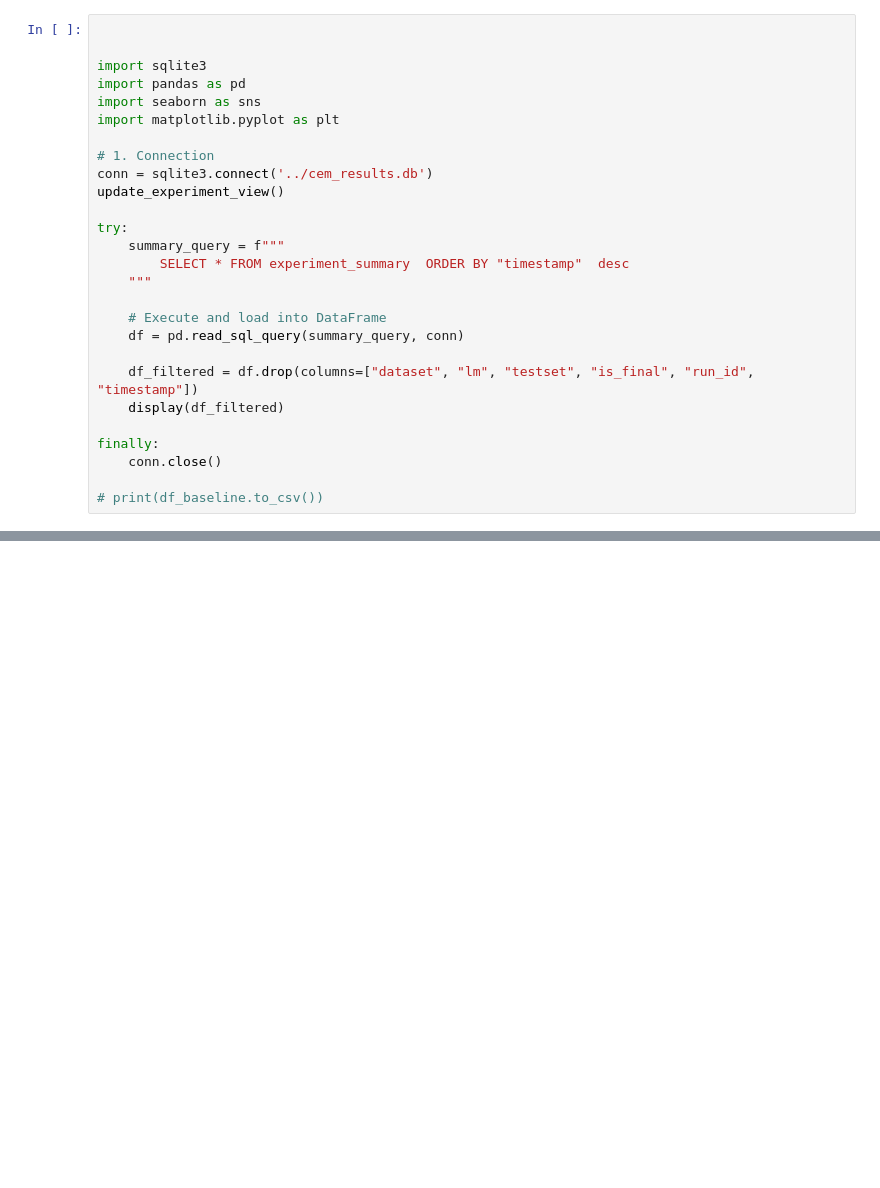
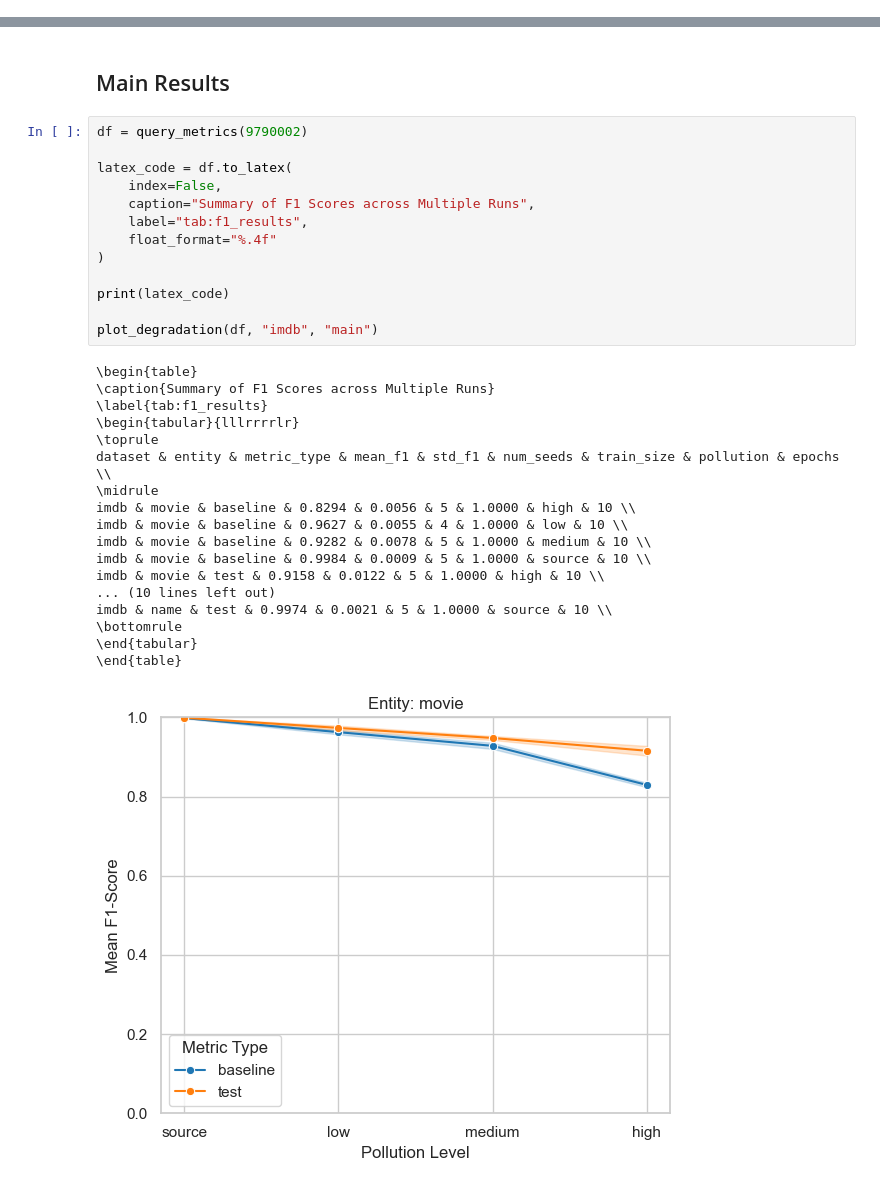
Before and after one commit to oskar-ong/deepcem, a Jupyter notebook: notebooks/results_analysis.ipynb, the cells around one changed output, grey strips where cells are left out. Cells and saved outputs as stored; diff of their text form; blank space fills up the shorter version.

Commit message:
music results

```diff
--- a/notebooks/results_analysis.ipynb
+++ b/notebooks/results_analysis.ipynb
@@ -331,27 +14,0 @@ View 'experiment_summary' has been updated successfully.
-# %%
-
-
-import sqlite3
-import pandas as pd
-import seaborn as sns
-import matplotlib.pyplot as plt
-
-# 1. Connection
-conn = sqlite3.connect('../cem_results.db')
-update_experiment_view()
-
-try:
-    summary_query = f"""
-        SELECT * FROM experiment_summary  ORDER BY "timestamp"  desc
-    """
-
-    # Execute and load into DataFrame
-    df = pd.read_sql_query(summary_query, conn)
-
-    df_filtered = df.drop(columns=["dataset", "lm", "testset", "is_final", "run_id", "timestamp"])
-    display(df_filtered)
-
-finally:
-    conn.close()
-
-# print(df_baseline.to_csv())
@@ -511,0 +243,34 @@ display(df_comparison)
+# %% [markdown]
+## Main Results
+# %%
+df = query_metrics(9790002)
+
+latex_code = df.to_latex(
+    index=False,
+    caption="Summary of F1 Scores across Multiple Runs",
+    label="tab:f1_results",
+    float_format="%.4f"
+)
+
+print(latex_code)
+
+plot_degradation(df, "imdb", "main")
+# %% [output]
+\begin{table}
+\caption{Summary of F1 Scores across Multiple Runs}
+\label{tab:f1_results}
+\begin{tabular}{lllrrrrlr}
+\toprule
+dataset & entity & metric_type & mean_f1 & std_f1 & num_seeds & train_size & pollution & epochs \\
+\midrule
+imdb & movie & baseline & 0.8294 & 0.0056 & 5 & 1.0000 & high & 10 \\
+imdb & movie & baseline & 0.9627 & 0.0055 & 4 & 1.0000 & low & 10 \\
+imdb & movie & baseline & 0.9282 & 0.0078 & 5 & 1.0000 & medium & 10 \\
+imdb & movie & baseline & 0.9984 & 0.0009 & 5 & 1.0000 & source & 10 \\
+imdb & movie & test & 0.9158 & 0.0122 & 5 & 1.0000 & high & 10 \\
+... (10 lines left out)
+imdb & name & test & 0.9974 & 0.0021 & 5 & 1.0000 & source & 10 \\
+\bottomrule
+\end{tabular}
+\end{table}
+[figure, added]
```
Also changed, not shown: parts of 29 cells of this notebook, 26 other files.
